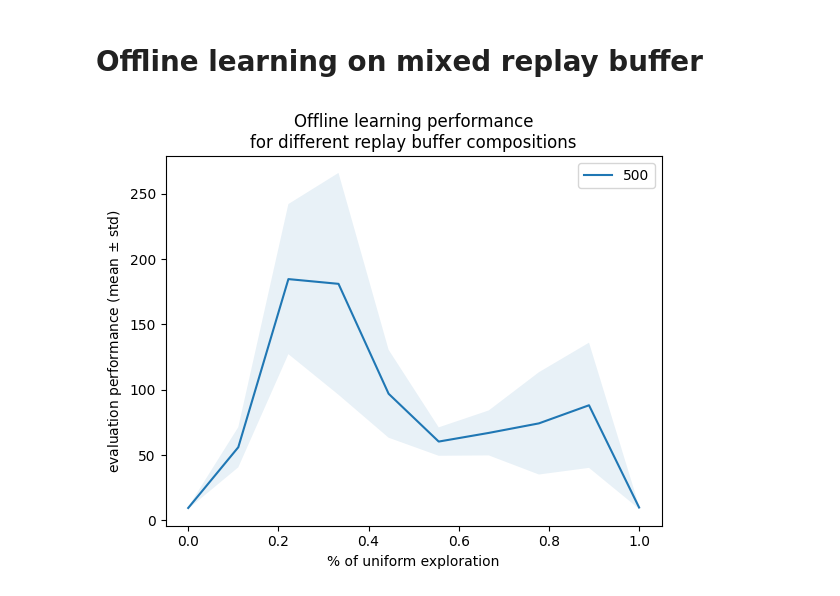
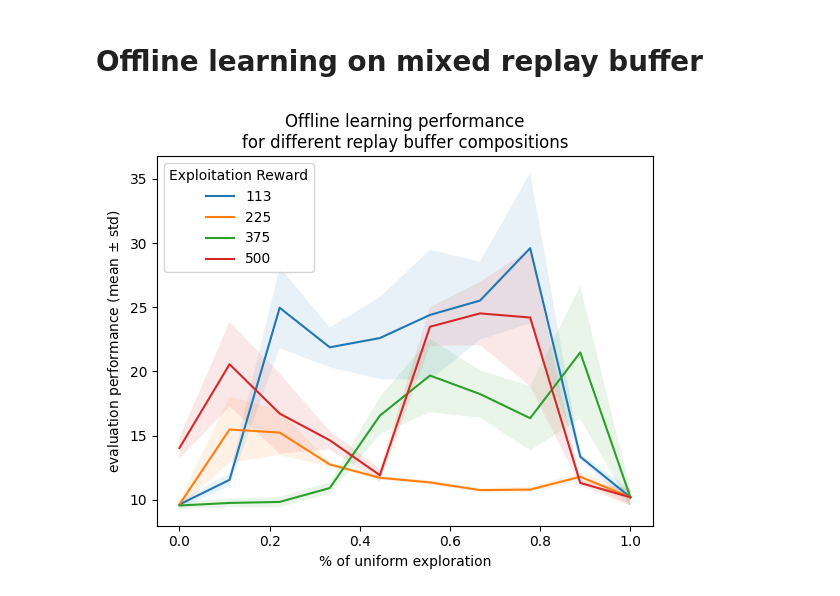
Before and after one commit to milosoundjian/projet-mind, a Jupyter notebook: experiments/notebooks/01-pipeline_setup.ipynb, the cells around one changed output. Drawn from its saved outputs; the diff is of its cells as text; code cells hidden in the pictures.

Commit message:
add multiple seed result aggregation

```diff
--- a/experiments/notebooks/01-pipeline_setup.ipynb
+++ b/experiments/notebooks/01-pipeline_setup.ipynb
@@ -60,9 +59,8 @@ ENV_NAME = [
     "MountainCarContinuous-v0",
     "LunarLander-v3",
 ][0]
-REWARDS = [500]#[100, 200, 300, 400, 500]
+REWARDS = [113, 225, 375, 500]
 BUFFER_SIZE = 100_000
-PROPORTIONS = np.linspace(0,1,10)
 RETRAIN_EXPLOIT = False
 # %% [markdown]
 ## Best policy
@@ -121,8 +123,15 @@ cfg_td3_offline.algorithm.target_policy_noise = None
 
 cfg_td3_offline.plot_agents=False # TODO: plot_agents() doesn't work with Lunar Lander
 # %%
+# ACCELERATE FOR THE TEST:
+cfg_td3_offline.algorithm.n_steps = 10
+cfg_td3_offline.algorithm.max_epochs = 10
+cfg_td3_offline.algorithm.eval_interval = 2
+cfg_td3_offline.algorithm.nb_evals= 5
+
 performances = {}
 for k, rb_exploit in rb_exploit_by_level.items():
+    # TODO: find a way to temporarily silence tqdm
     performances[k] = test_rb_compositions(
         rb_unif=rb_unif,
         rb_exploit=rb_exploit,
@@ -131,13 +140,14 @@ for k, rb_exploit in rb_exploit_by_level.items():
         agent_constructor=OfflineTD3,
         cfg=cfg_td3_offline,
         offline_run=run_td3_offline,
+        seeds=SEEDS # TODO: make buffer mixing take this seed as well
     )
 # %%
 plot_perf_vs_rb_composition_from_dict(
     PROPORTIONS,
     performances,
-    last_n=3, # NOTE: depends on evaluation interval (2000 here)
-    legend_title="",
+    last_n=1, # NOTE: depends on evaluation interval
+    legend_title="Exploitation Reward",
     fig_name=f"{ENV_NAME}-offline-diff-best-policies-test.pdf")
 # %% [output]
-[figure, old version]
+[figure, new version]
```
Also changed, not shown: parts of 3 cells of this notebook, 3 other files.
